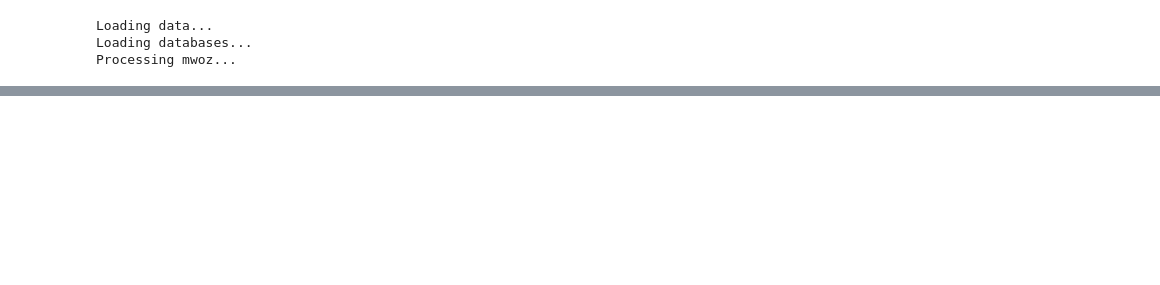
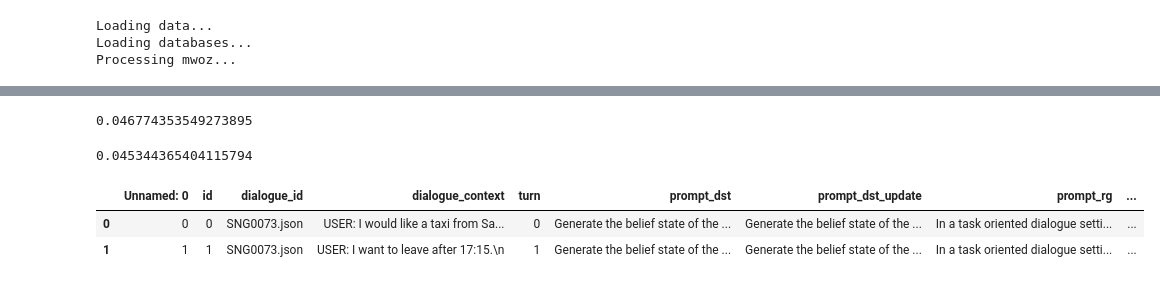
Before and after one commit to WillyHC22/InstructTODS, a Jupyter notebook: mwoz21_rg_explo.ipynb, the cells around one changed output, grey strips where cells are left out. Cells and saved outputs as stored; diff of their text form; code cells hidden in the pictures; blank space fills up the shorter version.

```diff
--- a/mwoz21_rg_explo.ipynb
+++ b/mwoz21_rg_explo.ipynb
@@ -821,0 +639,16 @@ No belief state: as there is no user input in last turn, belief state remains sa
+# %%
+#GPT4
+sum(bleu_scores) / len(bleu_scores)
+# %% [output]
+0.046774353549273895
+# %%
+#GPT3
+sum(bleu_scores) / len(bleu_scores)
+# %% [output]
+0.045344365404115794
+# %%
+rg_results_gpt4.head(2)
+# %% [output]
+|  | Unnamed: 0 | id | dialogue_id | dialogue_context | turn | prompt_dst | prompt_dst_update | prompt_rg | ... |
+| 0 | 0 | 0 | SNG0073.json | USER: I would like a taxi from Sa... | 0 | Generate the belief state of the ... | Generate the belief state of the ... | In a task oriented dialogue setti... | ... |
+| 1 | 1 | 1 | SNG0073.json | USER: I want to leave after 17:15.\n | 1 | Generate the belief state of the ... | Generate the belief state of the ... | In a task oriented dialogue setti... | ... |
```
Also changed, not shown: parts of 48 cells of this notebook, 12 other files.
